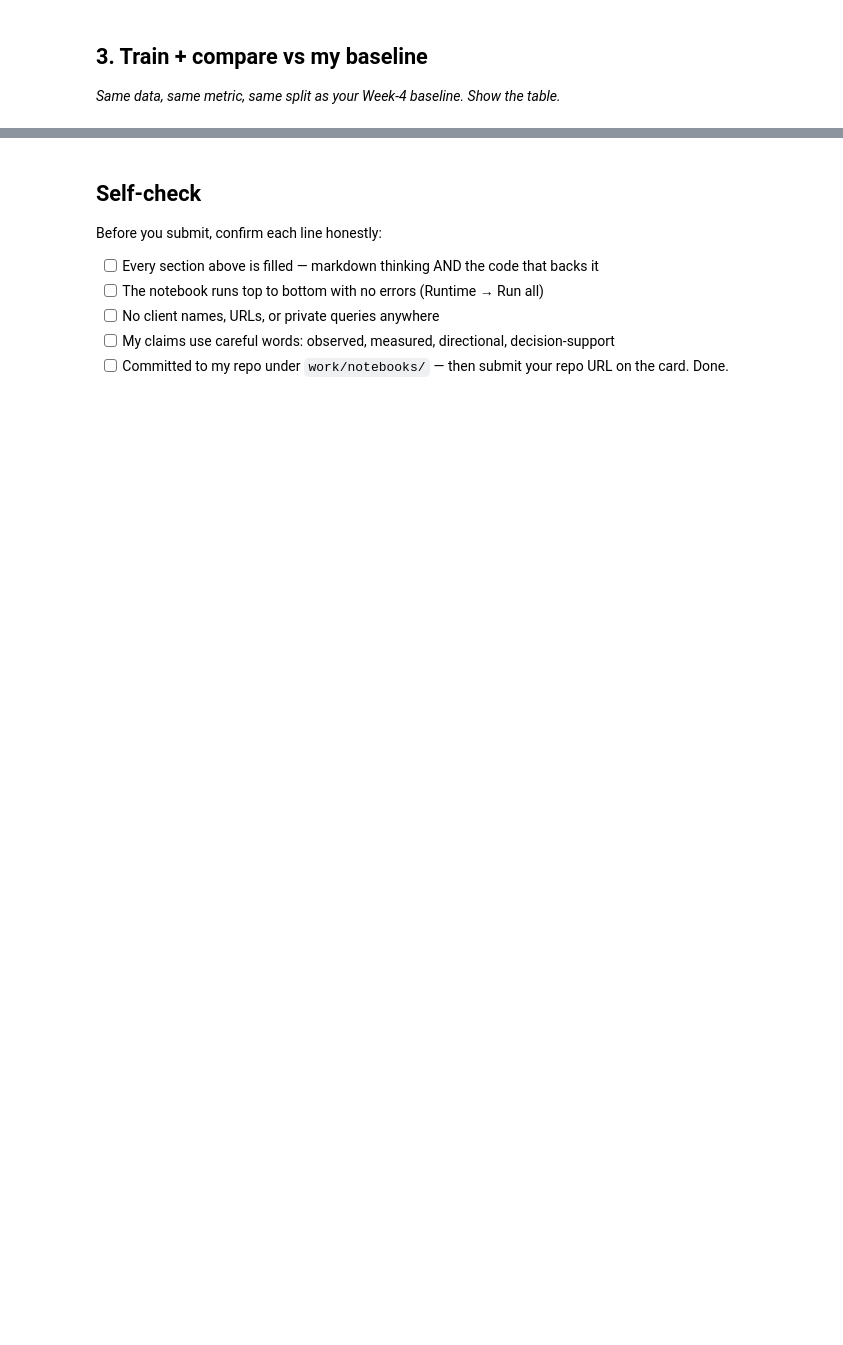
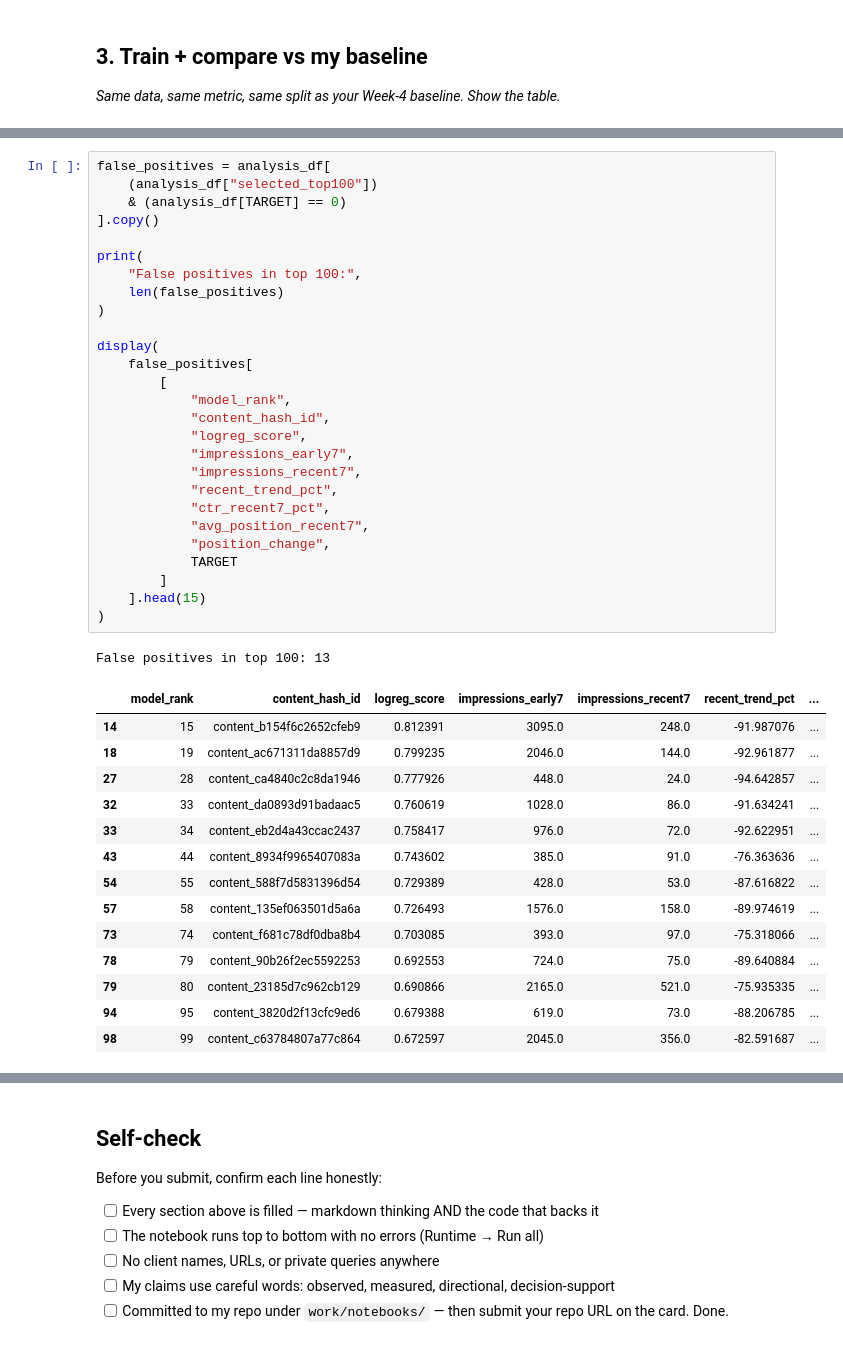
Before and after one commit to jh-emon002/flyrank-intern, a Jupyter notebook: work/notebooks/w05_model.ipynb, the cells around one changed output, grey strips where cells are left out. Drawn from its saved outputs; the diff is of its cells as text; blank space fills up the shorter version.

```diff
--- a/work/notebooks/w05_model.ipynb
+++ b/work/notebooks/w05_model.ipynb
@@ -36,0 +613,43 @@ This skeleton is yours to fill. Work the sections **in order** — each one has
+# %%
+false_positives = analysis_df[
+    (analysis_df["selected_top100"])
+    & (analysis_df[TARGET] == 0)
+].copy()
+
+print(
+    "False positives in top 100:",
+    len(false_positives)
+)
+
+display(
+    false_positives[
+        [
+            "model_rank",
+            "content_hash_id",
+            "logreg_score",
+            "impressions_early7",
+            "impressions_recent7",
+            "recent_trend_pct",
+            "ctr_recent7_pct",
+            "avg_position_recent7",
+            "position_change",
+            TARGET
+        ]
+    ].head(15)
+)
+# %% [output]
+False positives in top 100: 13
+|  | model_rank | content_hash_id | logreg_score | impressions_early7 | impressions_recent7 | recent_trend_pct | ... |
+| 14 | 15 | content_b154f6c2652cfeb9 | 0.812391 | 3095.0 | 248.0 | -91.987076 | ... |
+| 18 | 19 | content_ac671311da8857d9 | 0.799235 | 2046.0 | 144.0 | -92.961877 | ... |
+| 27 | 28 | content_ca4840c2c8da1946 | 0.777926 | 448.0 | 24.0 | -94.642857 | ... |
+| 32 | 33 | content_da0893d91badaac5 | 0.760619 | 1028.0 | 86.0 | -91.634241 | ... |
+| 33 | 34 | content_eb2d4a43ccac2437 | 0.758417 | 976.0 | 72.0 | -92.622951 | ... |
+| 43 | 44 | content_8934f9965407083a | 0.743602 | 385.0 | 91.0 | -76.363636 | ... |
+| 54 | 55 | content_588f7d5831396d54 | 0.729389 | 428.0 | 53.0 | -87.616822 | ... |
+| 57 | 58 | content_135ef063501d5a6a | 0.726493 | 1576.0 | 158.0 | -89.974619 | ... |
+| 73 | 74 | content_f681c78df0dba8b4 | 0.703085 | 393.0 | 97.0 | -75.318066 | ... |
+| 78 | 79 | content_90b26f2ec5592253 | 0.692553 | 724.0 | 75.0 | -89.640884 | ... |
+| 79 | 80 | content_23185d7c962cb129 | 0.690866 | 2165.0 | 521.0 | -75.935335 | ... |
+| 94 | 95 | content_3820d2f13cfc9ed6 | 0.679388 | 619.0 | 73.0 | -88.206785 | ... |
+| 98 | 99 | content_c63784807a77c864 | 0.672597 | 2045.0 | 356.0 | -82.591687 | ... |
```
Also changed, not shown: parts of 27 cells of this notebook.
